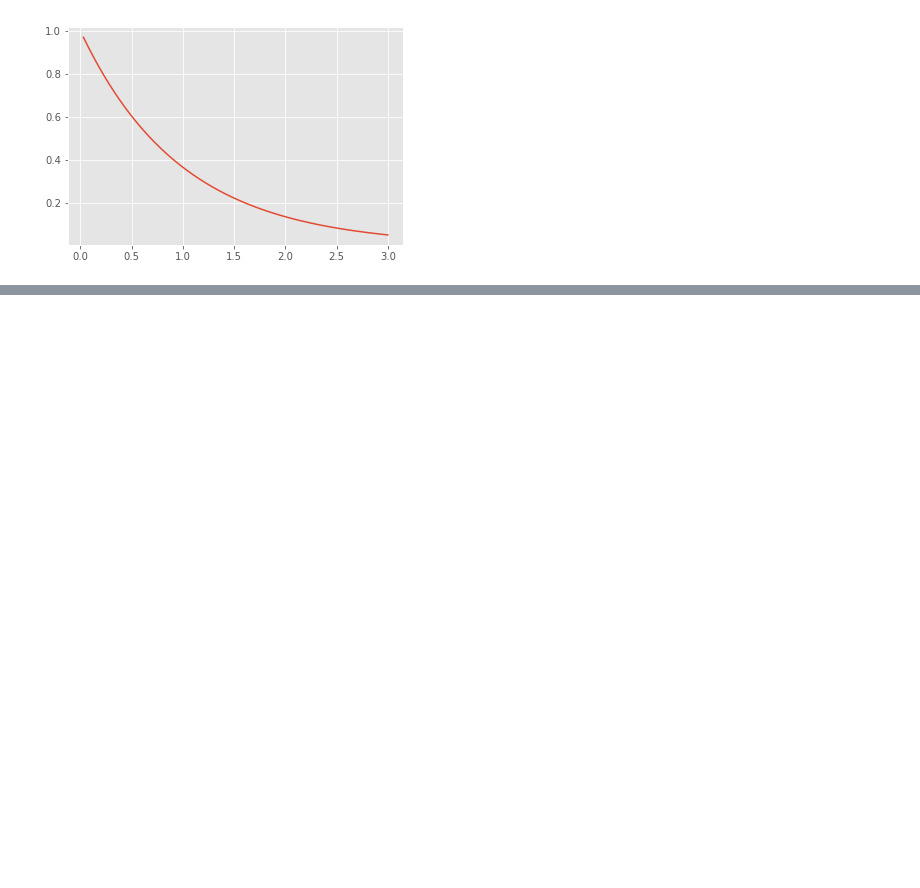
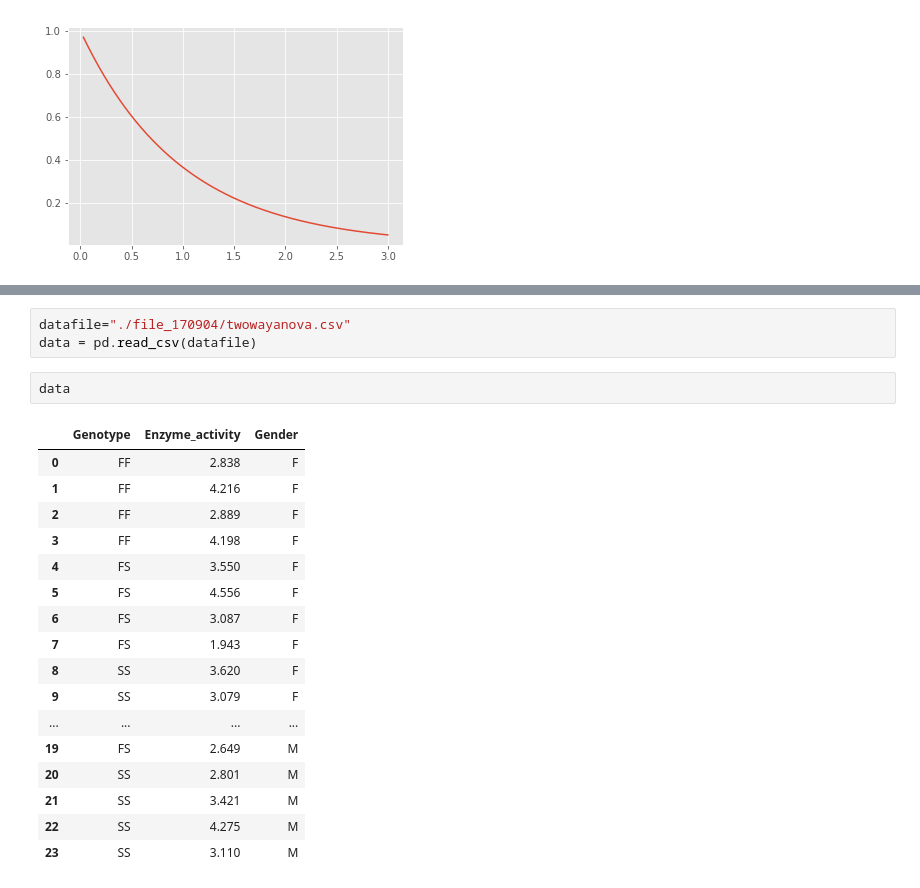
Before and after one commit to k821209/biostatistics, a Jupyter notebook: biostatistics_170904.ipynb, the cells around one changed output, grey strips where cells are left out. Saved outputs shown, nothing was run; the diff lists cells and outputs as text; blank space fills up the shorter version.

```diff
--- a/biostatistics_170904.ipynb
+++ b/biostatistics_170904.ipynb
@@ -485,0 +576,23 @@ plt.plot(xx, f(df1,df2).pdf(xx))
+# %%
+datafile="./file_170904/twowayanova.csv"
+data = pd.read_csv(datafile)
+# %%
+data
+# %% [output]
+|  | Genotype | Enzyme_activity | Gender |
+| 0 | FF | 2.838 | F |
+| 1 | FF | 4.216 | F |
+| 2 | FF | 2.889 | F |
+| 3 | FF | 4.198 | F |
+| 4 | FS | 3.550 | F |
+| 5 | FS | 4.556 | F |
+| 6 | FS | 3.087 | F |
+| 7 | FS | 1.943 | F |
+| 8 | SS | 3.620 | F |
+| 9 | SS | 3.079 | F |
+| ... | ... | ... | ... |
+| 19 | FS | 2.649 | M |
+| 20 | SS | 2.801 | M |
+| 21 | SS | 3.421 | M |
+| 22 | SS | 4.275 | M |
+| 23 | SS | 3.110 | M |
```
Also changed, not shown: parts of 22 cells of this notebook, 11 other files.
